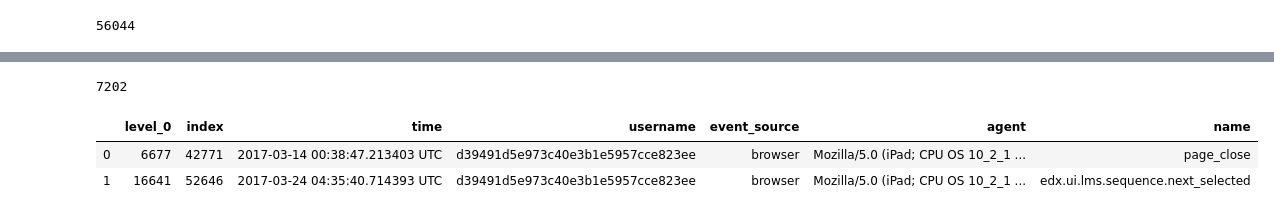
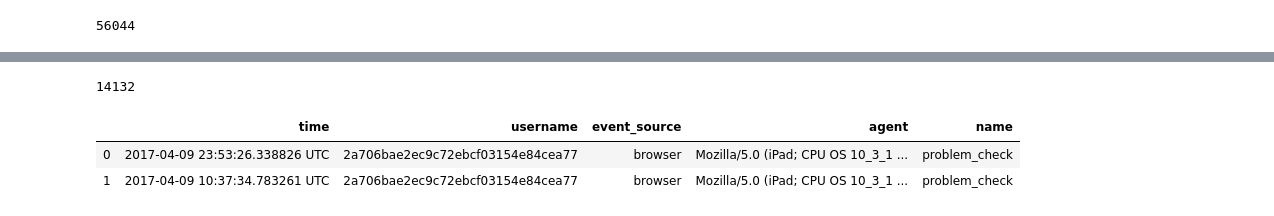
Before and after one commit to jyoonkim/Test, a Jupyter notebook: user_device_hb_timeseries.ipynb, the cells around one changed output, grey strips where cells are left out. Saved outputs shown, nothing was run; the diff lists cells and outputs as text; code cells hidden in the pictures.

```diff
--- a/user_device_hb_timeseries.ipynb
+++ b/user_device_hb_timeseries.ipynb
@@ -57,7 +67,7 @@ print(len(mobile_data))
 56044
 # %%
 #find top MOBILE users
-NUM_TOP = 3
+NUM_TOP = 10
 #no nan because lots of nans in names????
 data_copy  = mobile_data.dropna()
 data_copy = data_copy.reset_index(drop=True)
@@ -83,20 +100,20 @@ top_users.head(NUM_TOP)
 # %%
 temp = pd.DataFrame()
 top_user = pd.DataFrame()
 
 for count in range(len(top_users)):
     temp = mobile_data[mobile_data['username'].str.contains(top_users['username'][count])]
     top_user = pd.concat([temp, top_user], axis = 0, sort = False)
 
 print(len(top_user))
 #top_user = top_user.drop(['index'], axis = 0)
-top_user = top_user.reset_index()
+top_user = top_user.reset_index(drop = True)
 top_user.head(2)
 # %% [output]
-7202
+14132
-|  | level_0 | index | time | username | event_source | agent | name |
-| 0 | 6677 | 42771 | 2017-03-14 00:38:47.213403 UTC | d39491d5e973c40e3b1e5957cce823ee | browser | Mozilla/5.0 (iPad; CPU OS 10_2_1 ... | page_close |
-| 1 | 16641 | 52646 | 2017-03-24 04:35:40.714393 UTC | d39491d5e973c40e3b1e5957cce823ee | browser | Mozilla/5.0 (iPad; CPU OS 10_2_1 ... | edx.ui.lms.sequence.next_selected |
+|  | time | username | event_source | agent | name |
+| 0 | 2017-04-09 23:53:26.338826 UTC | 2a706bae2ec9c72ebcf03154e84cea77 | browser | Mozilla/5.0 (iPad; CPU OS 10_3_1 ... | problem_check |
+| 1 | 2017-04-09 10:37:34.783261 UTC | 2a706bae2ec9c72ebcf03154e84cea77 | browser | Mozilla/5.0 (iPad; CPU OS 10_3_1 ... | problem_check |
 # %%
 #make copy of the top users so that we can safely add a timestamp column
 copy_top = top_user
```
Also changed, not shown: parts of 7 cells of this notebook, 3 other files.
